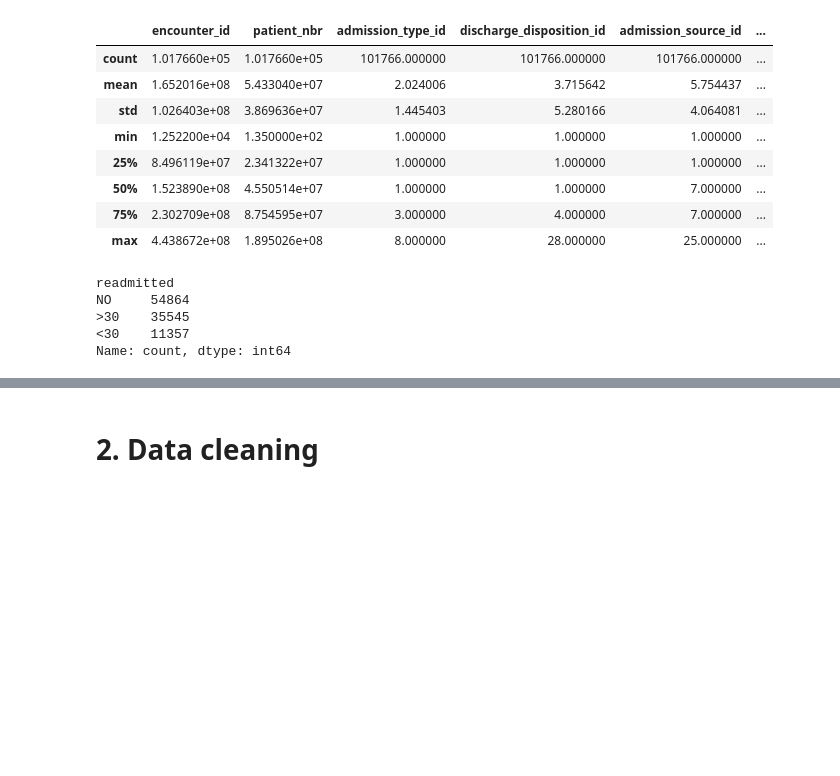
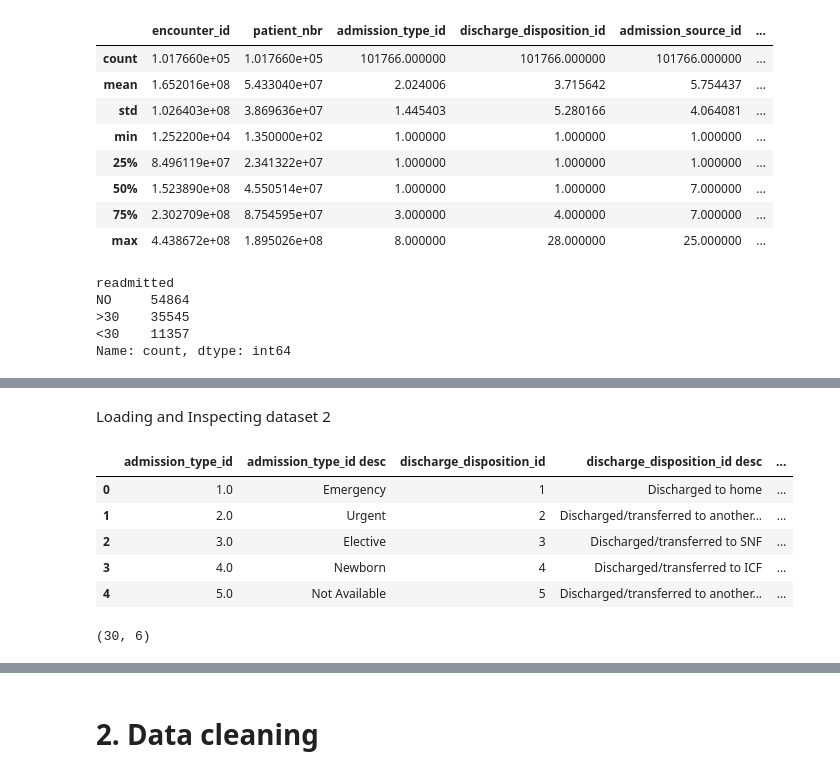
Before and after one commit to Jodhiamboapiyo/Diabetes_130-US_Hospitals_1999-2008, a Jupyter notebook: Notebooks/Kitasi.ipynb, the cells around one changed output, grey strips where cells are left out. Cells and saved outputs as stored; diff of their text form; code cells hidden in the pictures; blank space fills up the shorter version.

```diff
--- a/Notebooks/Kitasi.ipynb
+++ b/Notebooks/Kitasi.ipynb
@@ -183,0 +197,18 @@ Name: count, dtype: int64
+# %% [markdown]
+Loading and Inspecting dataset 2
+# %%
+#preview of dataset 2
+id_df=pd.read_csv('../IDS_mapping.csv')
+id_df.head()
+# %% [output]
+|  | admission_type_id | admission_type_id desc | discharge_disposition_id | discharge_disposition_id desc | ... |
+| 0 | 1.0 | Emergency | 1 | Discharged to home | ... |
+| 1 | 2.0 | Urgent | 2 | Discharged/transferred to another... | ... |
+| 2 | 3.0 | Elective | 3 | Discharged/transferred to SNF | ... |
+| 3 | 4.0 | Newborn | 4 | Discharged/transferred to ICF | ... |
+| 4 | 5.0 | Not Available | 5 | Discharged/transferred to another... | ... |
+# %%
+#Identifying number of rows and cols in dataset2
+id_df.shape
+# %% [output]
+(30, 6)
```
Also changed, not shown: parts of 14 cells of this notebook, 1 other file.
